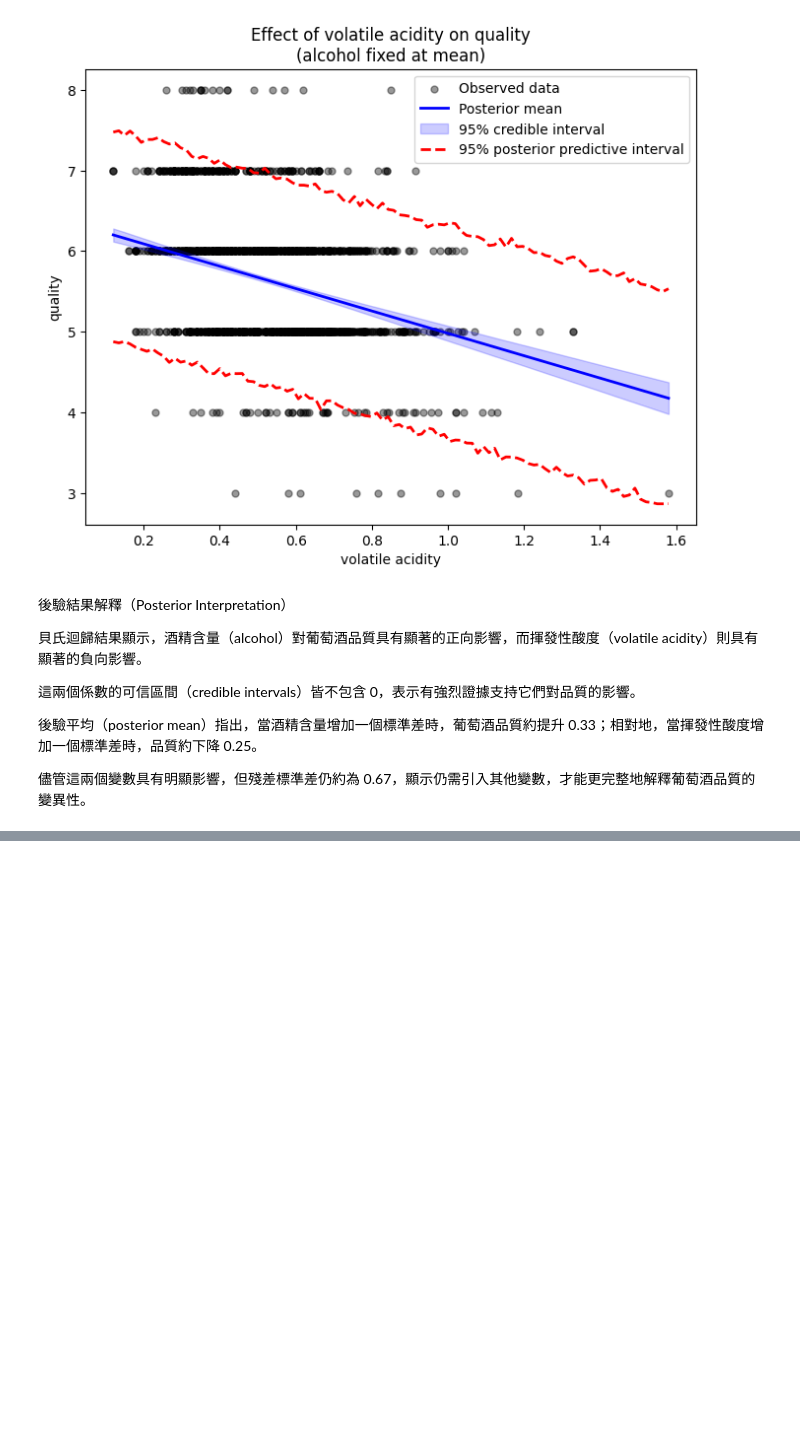
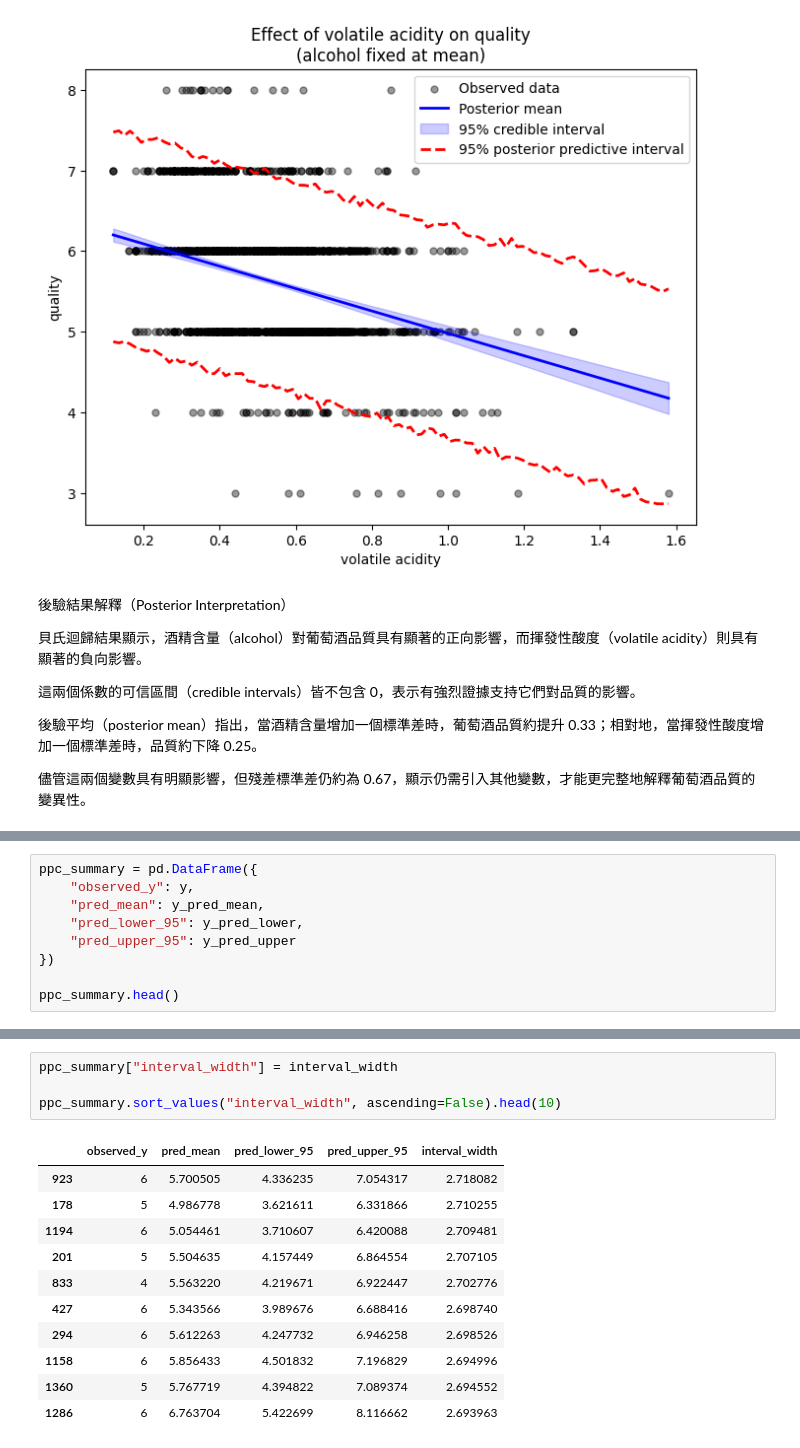
Before and after one commit to RafaelChen1991/01_Bayesian-Linear-Regression_MCMC, a Jupyter notebook: notebooks/03_bayesian_linear_regression.ipynb, the cells around one changed output, grey strips where cells are left out. Drawn from its saved outputs; the diff is of its cells as text; blank space fills up the shorter version.

```diff
--- a/notebooks/03_bayesian_linear_regression.ipynb
+++ b/notebooks/03_bayesian_linear_regression.ipynb
@@ -413,0 +540,9 @@ plt.show()
+# %%
+ppc_summary = pd.DataFrame({
+    "observed_y": y,
+    "pred_mean": y_pred_mean,
+    "pred_lower_95": y_pred_lower,
+    "pred_upper_95": y_pred_upper
+})
+
+ppc_summary.head()
@@ -413,0 +607,16 @@ plt.show()
+# %%
+ppc_summary["interval_width"] = interval_width
+
+ppc_summary.sort_values("interval_width", ascending=False).head(10)
+# %% [output]
+|  | observed_y | pred_mean | pred_lower_95 | pred_upper_95 | interval_width |
+| 923 | 6 | 5.700505 | 4.336235 | 7.054317 | 2.718082 |
+| 178 | 5 | 4.986778 | 3.621611 | 6.331866 | 2.710255 |
+| 1194 | 6 | 5.054461 | 3.710607 | 6.420088 | 2.709481 |
+| 201 | 5 | 5.504635 | 4.157449 | 6.864554 | 2.707105 |
+| 833 | 4 | 5.563220 | 4.219671 | 6.922447 | 2.702776 |
+| 427 | 6 | 5.343566 | 3.989676 | 6.688416 | 2.698740 |
+| 294 | 6 | 5.612263 | 4.247732 | 6.946258 | 2.698526 |
+| 1158 | 6 | 5.856433 | 4.501832 | 7.196829 | 2.694996 |
+| 1360 | 5 | 5.767719 | 4.394822 | 7.089374 | 2.694552 |
+| 1286 | 6 | 6.763704 | 5.422699 | 8.116662 | 2.693963 |
```
Also changed, not shown: parts of 25 cells of this notebook.
